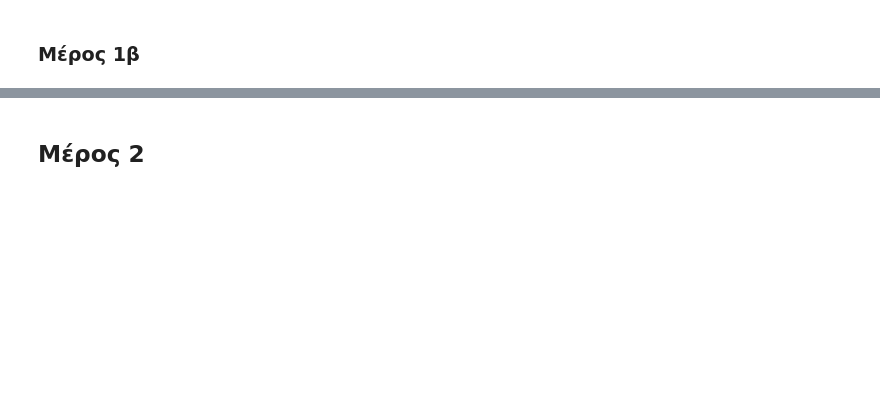
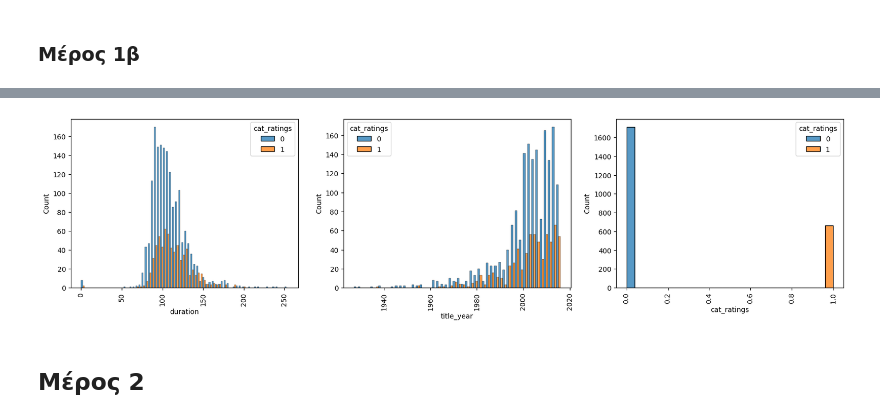
Before and after one commit to tsimiho/ArtificialIntelligence_Ex3, a Jupyter notebook: AI_23_decision_trees_Student_Version.ipynb, the cells around one changed output, grey strips where cells are left out. Saved outputs shown, nothing was run; the diff lists cells and outputs as text; code cells hidden in the pictures; blank space fills up the shorter version.

```diff
--- a/AI_23_decision_trees_Student_Version.ipynb
+++ b/AI_23_decision_trees_Student_Version.ipynb
@@ -169,24 +166,26 @@ plt.show # εφανίζουμε τα διαγρμάμματα
 # %%
 def histogram(df, class_feature):
     """
     Η συνάρτηση αυτή δέχεται σαν ορίσματα τα ονόματα των στηλών που περιέχουν αριθμητικές τιμές και το όνομα της στήλης που περιέχει την ετικέτα
     και τυπώνει τα ιστογράμματα σε σχέση με την ετικέτα τους
     Είσοδος:
         df: pd.DataFrame
         class_feature: το όνομα της στήλης του df που περιέχει την ετικέτα
     """
     if df is not None: # αν η είσοδος δεν είναι κένη
         plt.figure(figsize = [20, 15]) # ορίζουμε ένα διάγραμμα
         for i, f in enumerate(df.columns): # για κάθε μια στήλη της εισόδου
             plt.subplot(3, 3, i + 1) # φτιάχνουμε ένα subplot (υποδιάγραμμα του συνολικού)
             g = sns.histplot(data = df, x = df[f], hue = df[class_feature], multiple  = 'dodge') # φτιάχνουμε το ιστόγραμμα
             g.set_xticklabels(g.get_xticklabels(), rotation=90)
         plt.plot() # και το τυπώνουμε
 
 
 ## Συμπληρώστε τα πεδία τα όποια θέλετε να εξετάσετε
-hist_features = ["title_year"] # ποία άλλα πεδία θέλετε να εξετάσετε μέσω του histogram;
+hist_features = ["duration","title_year"] # ποία άλλα πεδία θέλετε να εξετάσετε μέσω του histogram;
 histogram(dataset[hist_features + ["cat_ratings"]], class_feature="cat_ratings")
+# %% [output]
+[figure, added]
 # %% [markdown]
 ## Μέρος 2
 # %%
```
Also changed, not shown: parts of 12 cells of this notebook.
